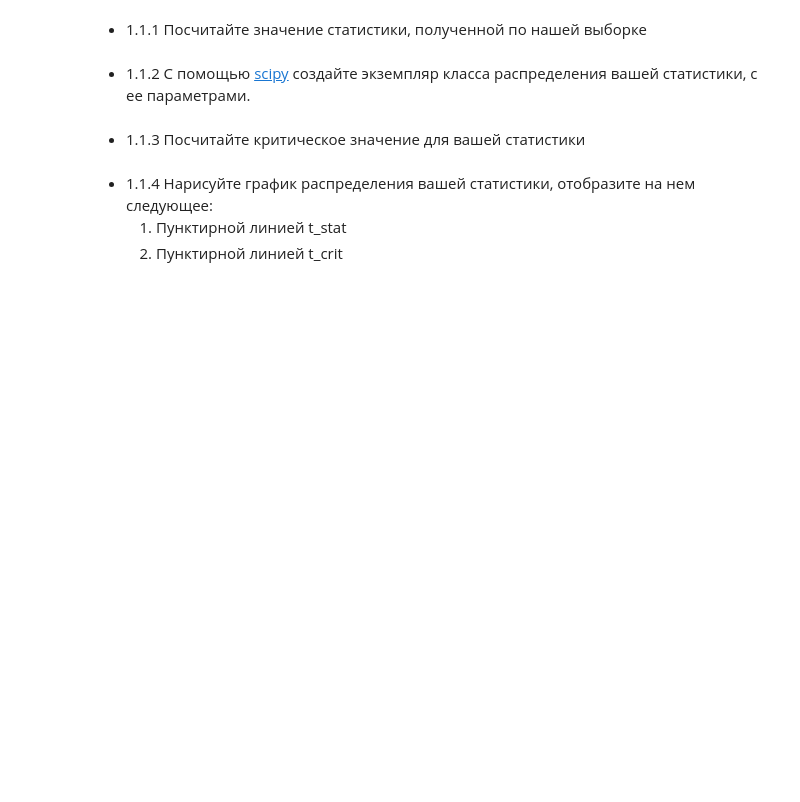
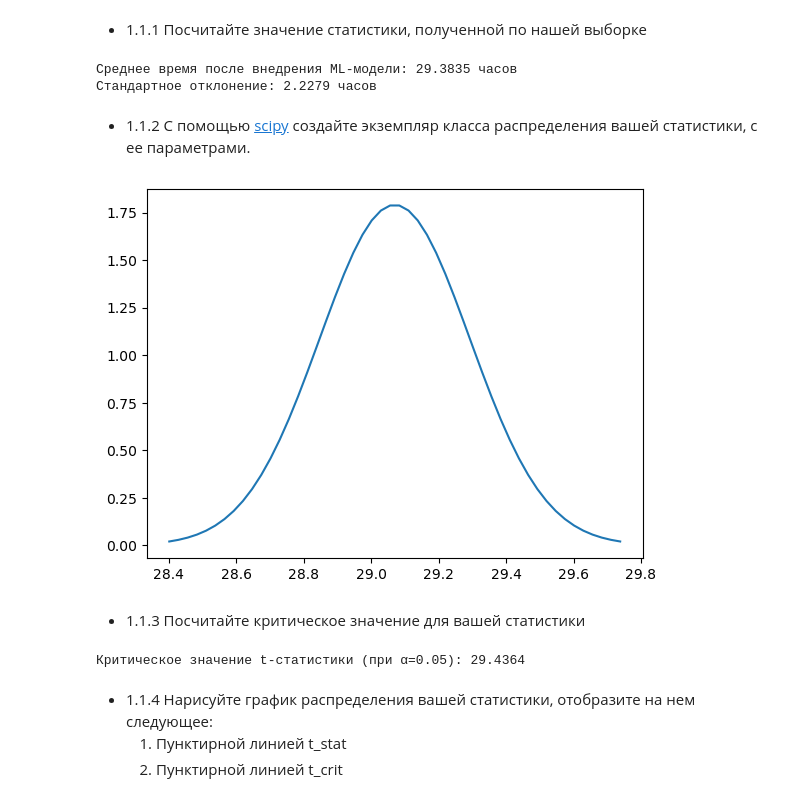
Before and after one commit to S2pacAV/04-01-task, a Jupyter notebook: 04-03-task.ipynb, the cells around one changed output. Drawn from its saved outputs; the diff is of its cells as text; code cells hidden in the pictures; blank space fills up the shorter version.

```diff
--- a/04-03-task.ipynb
+++ b/04-03-task.ipynb
@@ -62,2 +60,24 @@ arr = np.array(
+# %%
+mean_arr = arr.mean()  # среднее значение - (значение статистики)
+alpha = 0.05   # уровень значимости
+n = 100    # размер выборки
+mu = 29.07 # исходное среднее до внедрения ML
+s = np.std(arr, ddof=1) # стандартное отклонение
+se = s / np.sqrt(n)  # стандартное ошибка
+t_stat = arr.mean()
+
+
+print(f"Среднее время после внедрения ML-модели: {mean_arr:.4f} часов")
+print(f"Стандартное отклонение: {s:.4f} часов")
+
+#  Формулируем гипотезы
+# H₀: Среднее время после внедрения ≤ 29.07 часов (нет улучшения)
+# H₁: Среднее время после внедрения > 29.07 часов (есть улучшение)
+# Формула: t_stat= (новое_среднее - старое_среднее) / (стандартное_отклонение / sqrt(размер_выборки))
+# t_stat = (mean_arr - mu) / (s / np.sqrt(n)) #стандартная ошибка среднего
+# print(f't-статистика равна {t_stat:.4f}')
+# %% [output]
+Среднее время после внедрения ML-модели: 29.3835 часов
+Стандартное отклонение: 2.2279 часов
 # %% [markdown]
 * 1.1.2 С помощью [scipy](https://docs.scipy.org/doc/scipy/reference/generated/scipy.stats.norm.html) создайте экземпляр класса распределения вашей статистики, с ее параметрами.
@@ -66,2 +84,10 @@ arr = np.array(
+# %%
+distr = st.norm(mu, se)
+# %%
+x = np.linspace(mu - 3 * se, mu + 3 * se)
+
+plt.plot(x, distr.pdf(x));
+# %% [output]
+[figure, added]
 # %% [markdown]
 * 1.1.3 Посчитайте критическое значение для вашей статистики
@@ -70,3 +94,10 @@ arr = np.array(
+# %%
+# Находим критическое значение для правосторонней альтернативы
+# Так как H1: μ > 29.07, нам нужен правый хвост распределения
+t_crit = distr.ppf(1 - alpha)
+print(f"Критическое значение t-статистики (при α={alpha}): {t_crit:.4f}")
+# %% [output]
+Критическое значение t-статистики (при α=0.05): 29.4364
 # %% [markdown]
 * 1.1.4 Нарисуйте график распределения вашей статистики, отобразите на нем следующее:
     1. Пунктирной линией t_stat
```
Also changed, not shown: parts of 13 cells of this notebook, 2 other files.
